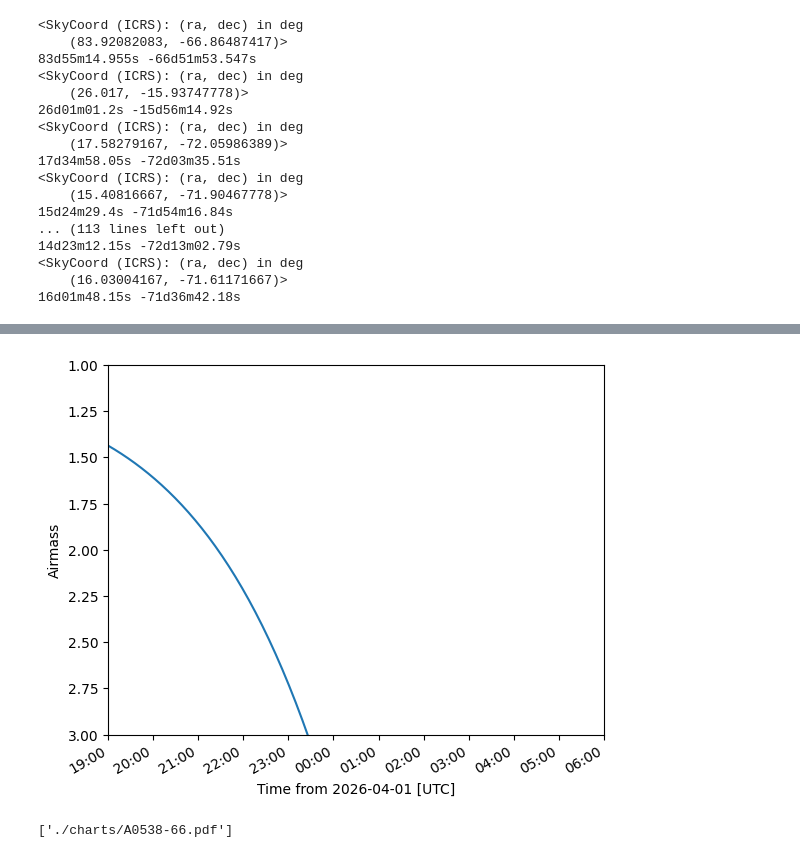
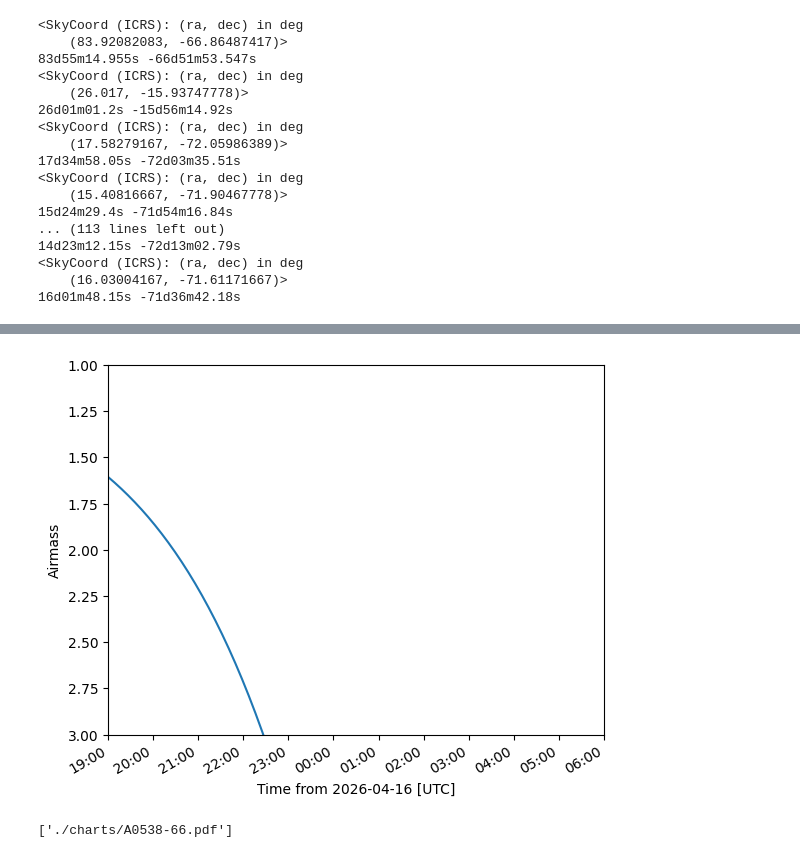
Before and after one commit to Sidius-DEV/Radio-Whispers-SMC-Gideon_de_Beer_MSc, a Jupyter notebook: Spectroscopic_analysis/NAME_RA_DEC_in_PDF_OF_CHARTS_out.ipynb, the cells around one changed output, grey strips where cells are left out. Cells and saved outputs as stored; diff of their text form; code cells hidden in the pictures.

```diff
--- a/Spectroscopic_analysis/NAME_RA_DEC_in_PDF_OF_CHARTS_out.ipynb
+++ b/Spectroscopic_analysis/NAME_RA_DEC_in_PDF_OF_CHARTS_out.ipynb
@@ -1,14 +1,28 @@
 # %%
+# >>>~~~>>>~~~>>>~~~>>>~~~>>>~~~>>>~~~>>>~~~>>>~~~>>>
+#    >>>~~~>>>~~~>>>~~~>>>~~~>>>~~~>>>~~~>>>~~~>>>
+# >>>~~~>>>~~~>>>~~~>>>~~~>>>~~~>>>~~~>>>~~~>>>~~~>>>
+#
+#            G I D E O N   D E   B E E R
+#
+# <<<~~~<<<~~~<<<~~~<<<~~~<<<~~~<<<~~~<<<~~~<<<~~~
+#    <<<~~~<<<~~~<<<~~~<<<~~~<<<~~~<<<~~~<<<~~~
+# <<<~~~<<<~~~<<<~~~<<<~~~<<<~~~<<<~~~<<<~~~<<<~~~
+
 #Check observability in Sutherland, and create finder charts to be used during observing run
+# Please ensure a .csv file exists with the following case sensitive column names:
+# Name, RA, Dec. The RA should be in 'hours mins secs' and the Dec in 'degrees minutes secs', use J2000 coords.
+# Example:
+# Tau_Seti,01 44 04.08,-15 56 14.92
 
 import pandas as pd
 import numpy as np
 import matplotlib.pyplot as plt
-from astropy.coordinates import SkyCoord, EarthLocation, AltAz
+from astropy.coordinates import SkyCoord
 from astropy.time import Time
 import astropy.units as u
 from astroplan import Observer, FixedTarget, AirmassConstraint, AtNightConstraint
-from astroplan.constraints import (TimeConstraint, AirmassConstraint, AtNightConstraint)
+from astroplan.constraints import (AirmassConstraint, AtNightConstraint)
 from astroplan.plots import plot_airmass
 
 # Load data from CSV
@@ -35,28 +49,16 @@ for i in range(0,len(data['RA'])):
     target_coord = SkyCoord(ra=dataCoords[i].ra, dec=dataCoords[i].dec)
     target = FixedTarget(coord=target_coord, name=data['Name'][i])
 
-
-#     start_time = Time('2023-11-15 19:00:00')
-#     end_time = Time('2023-11-16 06:00:00')
-#     start_time = Time('2023-11-16 19:00:00')
-#     end_time = Time('2023-11-17 06:00:00')
-#     start_time = Time('2023-11-17 19:00:00')
-#     end_time = Time('2023-11-18 06:00:00')
-#     start_time = Time('2023-11-18 19:00:00')
-#     end_time = Time('2023-11-19 06:00:00')
-#     start_time = Time('2023-11-19 19:00:00')
-#     end_time = Time('2023-11-20 06:00:00')
-#     start_time = Time('2023-11-20 19:00:00')
-#     end_time = Time('2023-11-21 06:00:00')
-    start_time = Time('2026-04-01 19:00:00')
-    end_time = Time('2026-04-02 06:00:00')
+    # The following is for plotting the airmass of the target, to check if it is observable and at what times. Adjust the time range as needed.
+    start_time = Time('2026-04-16 19:00:00')
+    end_time = Time('2026-04-17 06:00:00')
 
     delta_t = end_time - start_time
 
     observe_time = start_time + delta_t*np.linspace(0, 1, 75)
 
     plot_airmass(target, sutherland, observe_time)
-    break
+    break # Remove this break statement to loop through all targets, it is currently here to only plot the first target.
 
 plt.show()
 # %% [output]
@@ -81,2 +82,2 @@ WARNING: TimeDeltaMissingUnitWarning: Numerical value without unit or explicit f
-[figure, old version]
+[figure, new version]
 # %%
```
Also changed, not shown: parts of 2 cells of this notebook.
